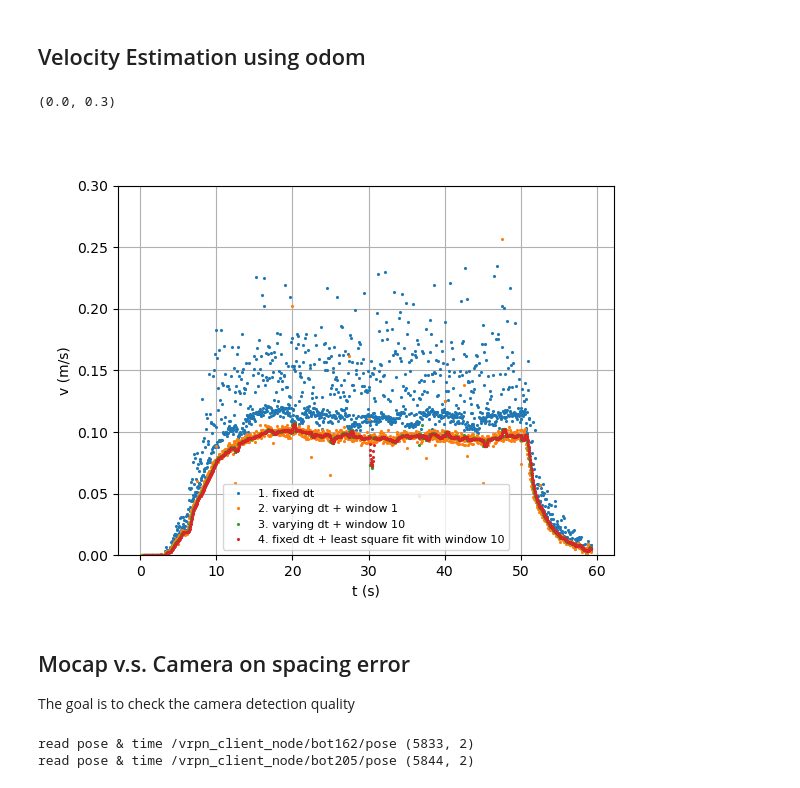
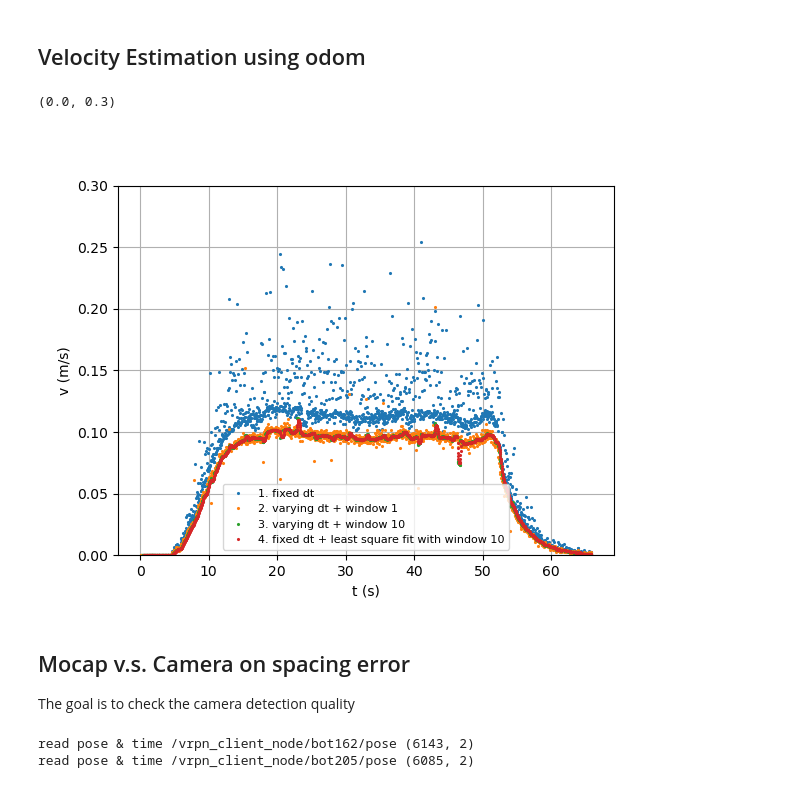
Before and after one commit to holyhenry/DSR_s_curve_tbot_test, a Jupyter notebook: plotting/scripts/system_test.ipynb, the cells around one changed output. Saved outputs shown, nothing was run; the diff lists cells and outputs as text; code cells hidden in the pictures.

```diff
--- a/plotting/scripts/system_test.ipynb
+++ b/plotting/scripts/system_test.ipynb
@@ -51,7 +51,7 @@ def equal_trim_to_match(t1, p1, t2, p2):
         idx = np.linspace(0, n2 - 1, n1, dtype=int)
         return t1, p1, t2[idx], p2[idx]
 # %%
-# bag = bagreader('/home/henrypcl/mocap_data_analy_2.bag')
-bag = bagreader('../../bag/tag_lp_test_01.bag')
+# bag = bagreader('../../bag/2025-11-19-11-18-35.bag')
+bag = bagreader('../../bag/tag_lp_test_10.bag')
 print(bag.topic_table)
 # %% [output]
@@ -154,7 +204,7 @@ def estimate_velocity(pose_array, time, n):
 def least_square_filter(pose_array, time, filter_buffer, tau, ROBUST_L1=False):
     '''
     pose_array:    shape (N, k). (e.g., k=2 for 2D pose)
-    time:          shape (N,)
+    time:          shape (N,)|
     filter_buffer: int, window size
     tau:           float, delay time
     ROBUST_L1:     bool, enable L1 refinement
@@ -209,34 +259,34 @@ def least_square_filter(pose_array, time, filter_buffer, tau, ROBUST_L1=False):
             velocity_f.append(dist/tau)
             time_f.append(t_now)
             pose_f.append(pose)
 
             # remove the oldest info for next iter
             x.pop(0)
             y.pop(0)
 
     return velocity_f, time_f, pose_f
 
 normalize_t = t162-t162[0]
 
 dt_fix = 1/34
 dx_1, dt_1 = estimate_velocity(p162_o, normalize_t, n=1)
 dx_10, dt_10 = estimate_velocity(p162_o, normalize_t, n=10)
 dx_100, dt_100 = estimate_velocity(p162_o, normalize_t, n=100)
 
 velocity_f, time_f, _ = least_square_filter(p162_o, normalize_t,
                                             filter_buffer=15, tau=0.04,
                                             ROBUST_L1=False)
 
 plt.figure(); ms = 2.5
 plt.plot(normalize_t[1:], dx_1/dt_fix, '.', markersize=ms, label='1. fixed dt')
 plt.plot(normalize_t[1:], dx_1/dt_1, '.', markersize=ms, label='2. varying dt + window 1')
 plt.plot(normalize_t[10:], dx_10/dt_10, '.', markersize=ms, label='3. varying dt + window 10')
 plt.plot(time_f, velocity_f, '.', markersize=ms, label='4. fixed dt + least square fit with window 10')
 # plt.plot(normalize_t[100:], dx_100/dt_100, '.', markersize=ms, label='4. varying dt + window 100')
 plt.grid(); plt.legend(loc='lower center', fontsize=8); plt.xlabel('t (s)'); plt.ylabel('v (m/s)'); plt.ylim(0, 0.3)
 # %% [output]
 (0.0, 0.3)
-[figure, old version]
+[figure, new version]
 # %% [markdown]
 ## Mocap v.s. Camera on spacing error
 The goal is to check the camera detection quality
@@ -260,8 +310,8 @@ error_m = np.linalg.norm(p162_t - p205_t, axis=1)
 error_m -= error_m[0]
 t_m = np.linspace(0, 1, len(error_m), dtype=float)
 # %% [output]
-read pose & time /vrpn_client_node/bot162/pose (5833, 2)
-read pose & time /vrpn_client_node/bot205/pose (5844, 2)
+read pose & time /vrpn_client_node/bot162/pose (6143, 2)
+read pose & time /vrpn_client_node/bot205/pose (6085, 2)
 # %%
 # Spacing error from camera
 topic_msg = pd.read_csv(bag.message_by_topic('/tbot162/controller_log_info'))
```
Also changed, not shown: parts of 7 cells of this notebook, 2 other files.
